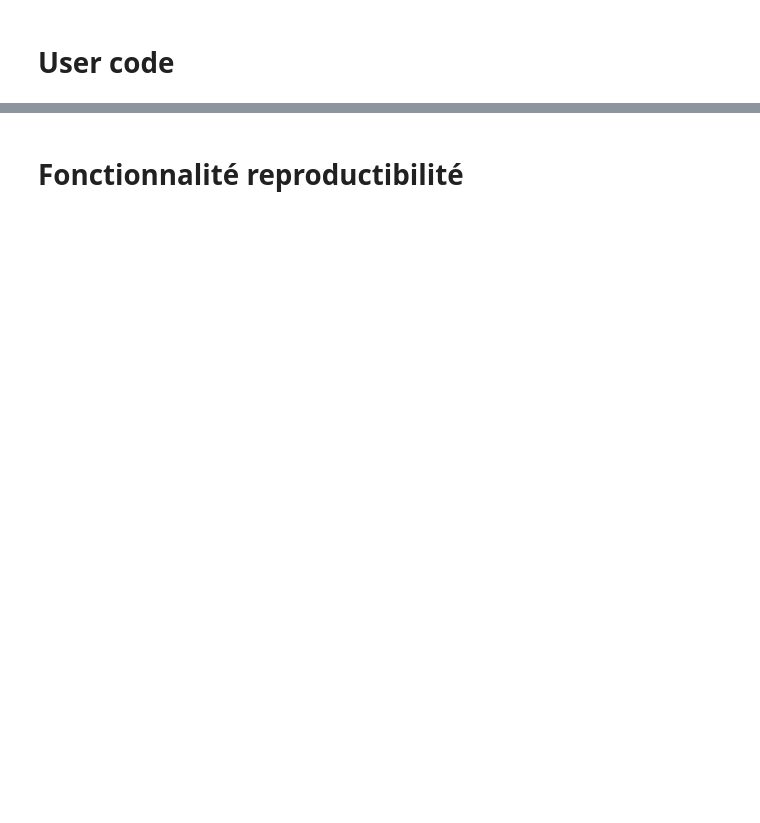
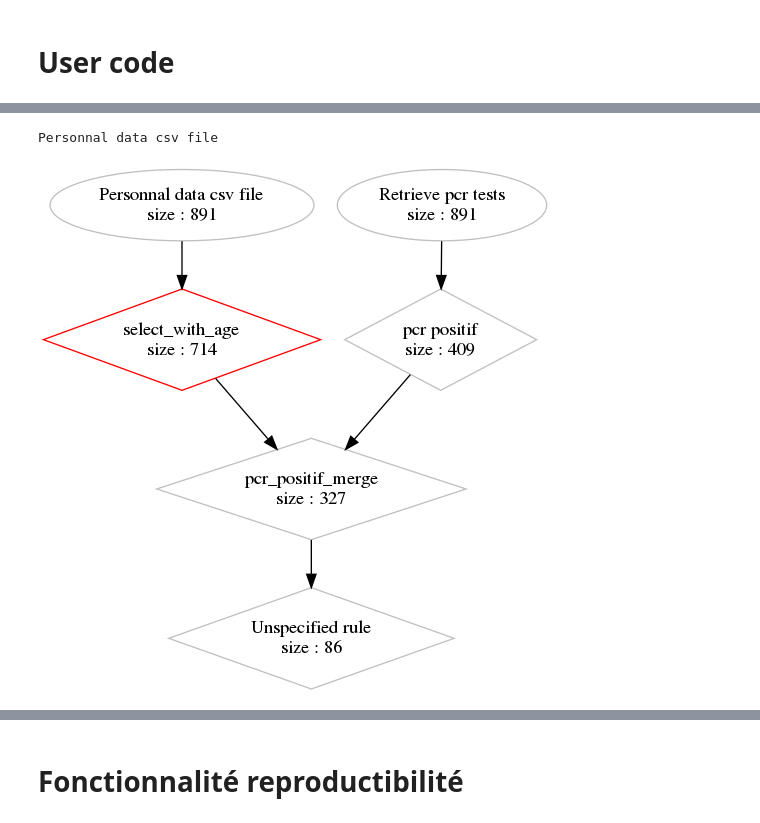
Before and after one commit to Aenori/ml_workflow, a Jupyter notebook: example/MLWF_example.ipynb, the cells around one changed output, grey strips where cells are left out. Cells and saved outputs as stored; diff of their text form; code cells hidden in the pictures; blank space fills up the shorter version.

```diff
--- a/example/MLWF_example.ipynb
+++ b/example/MLWF_example.ipynb
@@ -87,10 +102,14 @@ get_patients_pcr_positives().plot_model('graph.png')
 # %%
 patients = get_patients_pcr_positives()
 
 my_patient_status = patients[patients['age'] >= 18]
 my_patient_status = my_patient_status[my_patient_status['sex'] == 'female']
 
-my_patient_status.plot_model('graph.png')
+my_patient_status.plot_model('graph.svg')
+my_patient_status.plot_model()
+# %% [output]
+Personnal data csv file
+[figure, added]
 # %%
 patients = get_patients_pcr_positives()
 
```
Also changed, not shown: parts of 13 cells of this notebook, 14 other files.
